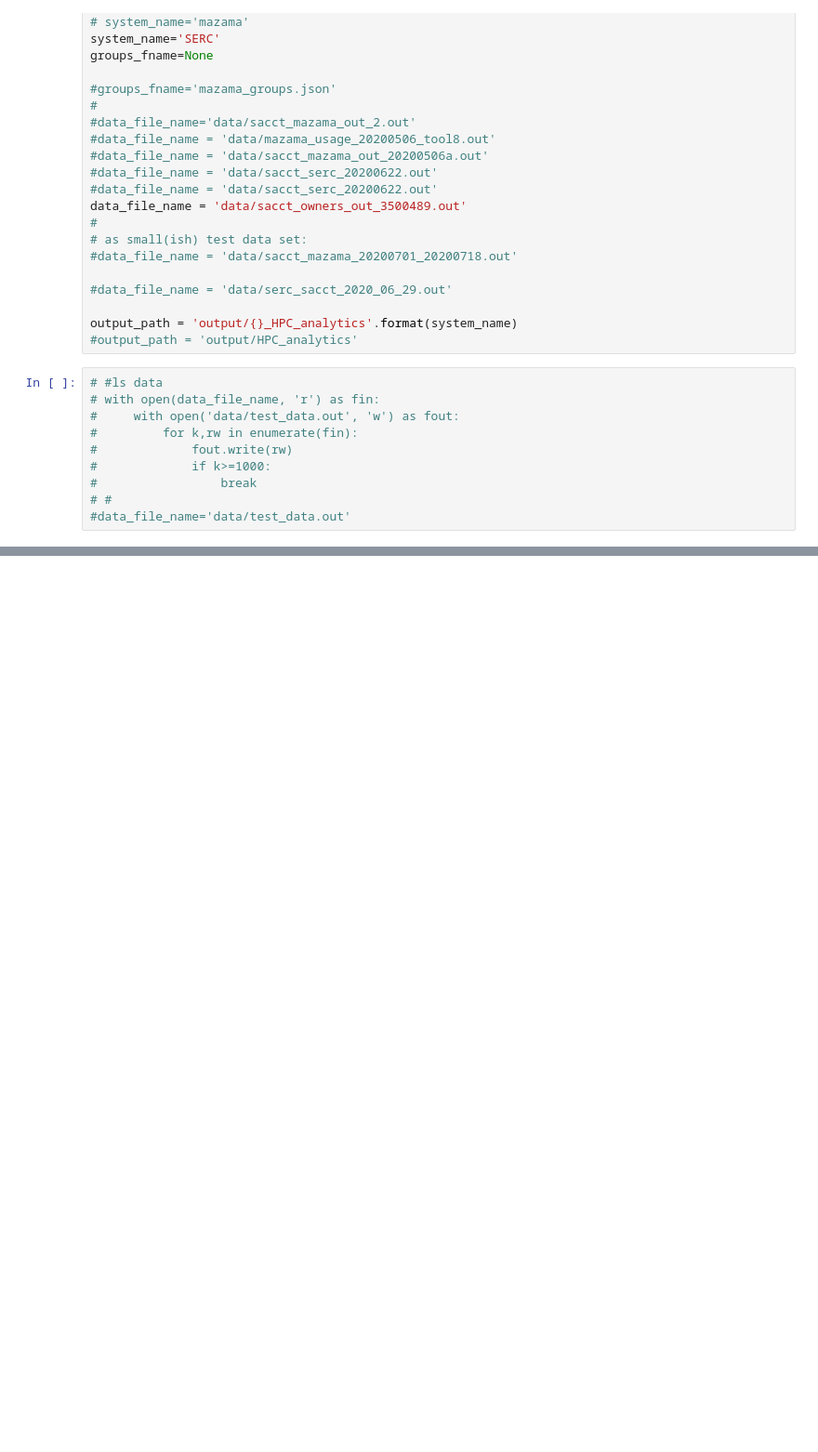
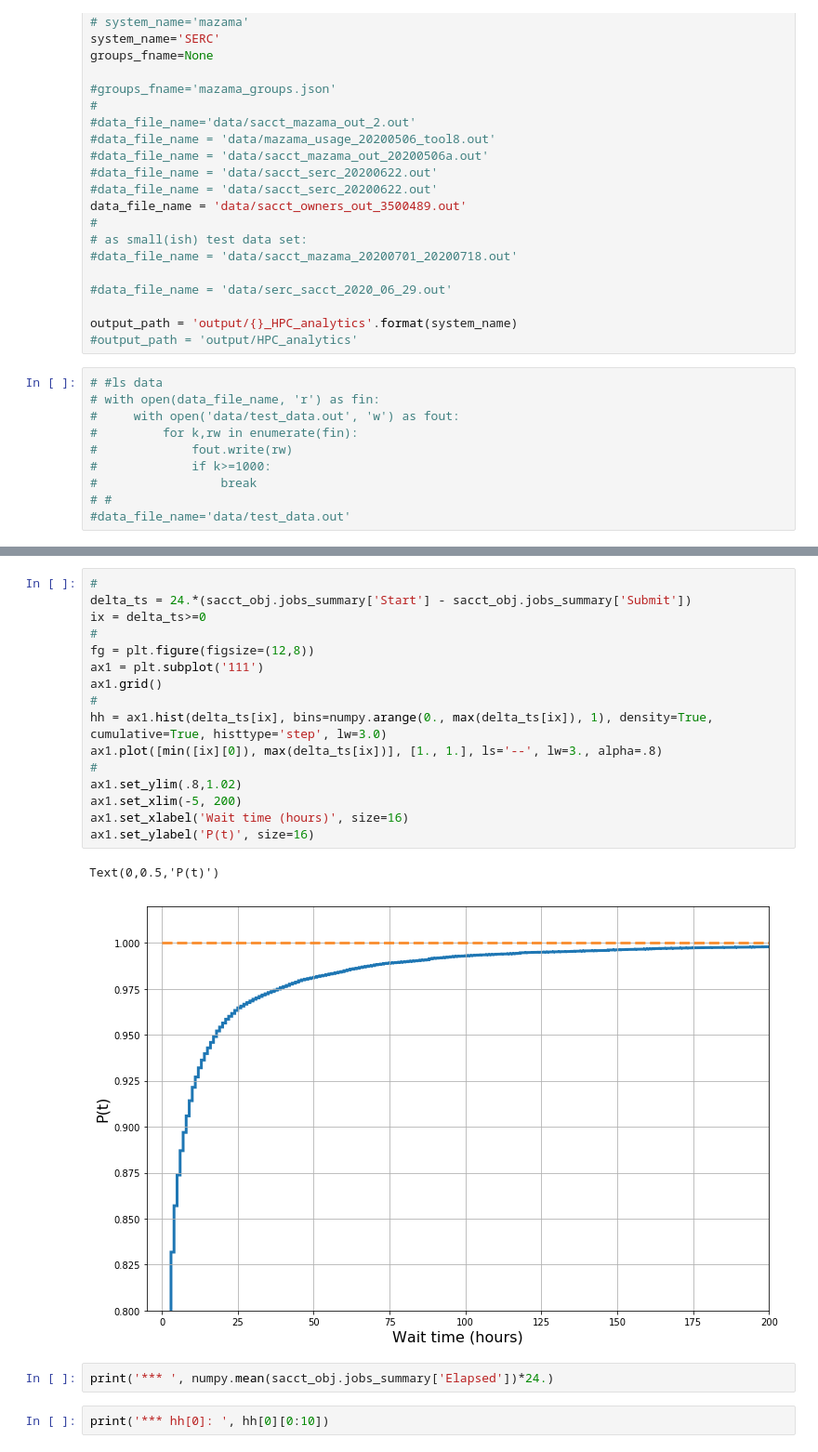
Before and after one commit to jeffersonscientific/HPC_analytics, a Jupyter notebook: hpc_analytics_preemption_times.ipynb, the cells around one changed output, grey strips where cells are left out. Shown at 93% size. Cells and saved outputs as stored; diff of their text form; blank space fills up the shorter version.

```diff
--- a/hpc_analytics_preemption_times.ipynb
+++ b/hpc_analytics_preemption_times.ipynb
@@ -245,0 +260,23 @@ Completed: P(1hr): 0.755282784377725
+# %%
+#
+delta_ts = 24.*(sacct_obj.jobs_summary['Start'] - sacct_obj.jobs_summary['Submit'])
+ix = delta_ts>=0
+#
+fg = plt.figure(figsize=(12,8))
+ax1 = plt.subplot('111')
+ax1.grid()
+#
+hh = ax1.hist(delta_ts[ix], bins=numpy.arange(0., max(delta_ts[ix]), 1), density=True, cumulative=True, histtype='step', lw=3.0)
+ax1.plot([min([ix][0]), max(delta_ts[ix])], [1., 1.], ls='--', lw=3., alpha=.8)
+#
+ax1.set_ylim(.8,1.02)
+ax1.set_xlim(-5, 200)
+ax1.set_xlabel('Wait time (hours)', size=16)
+ax1.set_ylabel('P(t)', size=16)
+# %% [output]
+Text(0,0.5,'P(t)')
+[figure, added]
+# %%
+print('*** ', numpy.mean(sacct_obj.jobs_summary['Elapsed'])*24.)
+# %%
+print('*** hh[0]: ', hh[0][0:10])
```
Also changed, not shown: parts of 6 cells of this notebook, 1 other file.
